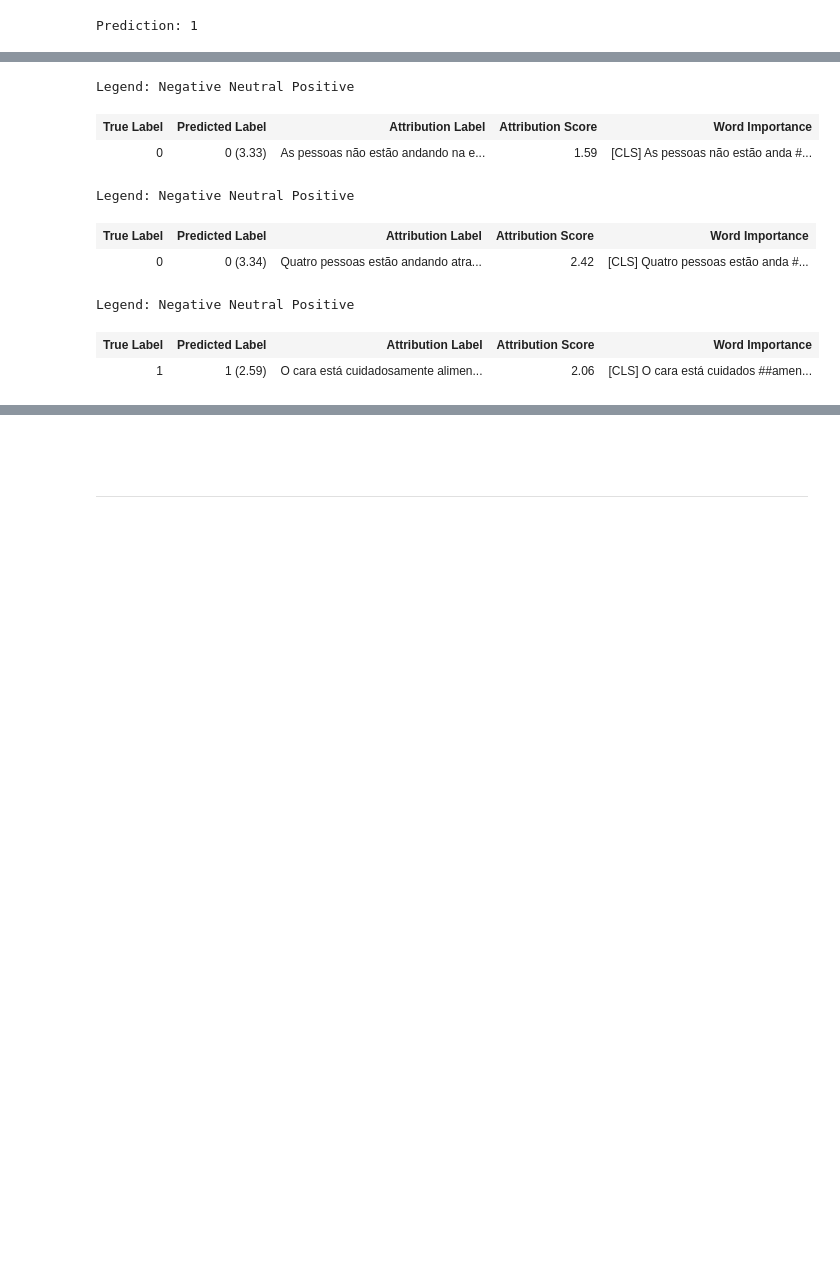
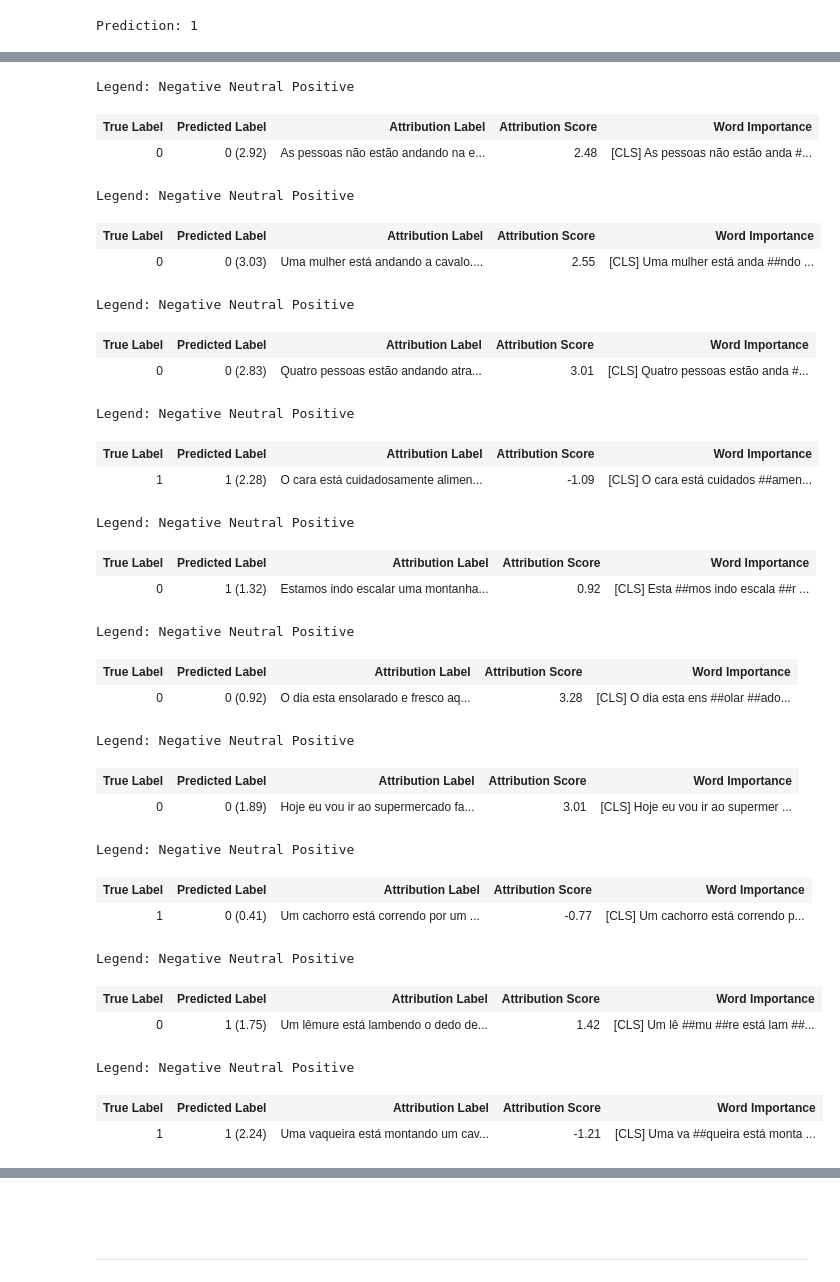
Before and after one commit to jmssouza/nlp_entailment, a Jupyter notebook: notebooks/captum_nlp.ipynb, the cells around one changed output, grey strips where cells are left out. Drawn from its saved outputs; the diff is of its cells as text; code cells hidden in the pictures; blank space fills up the shorter version.

```diff
--- a/notebooks/captum_nlp.ipynb
+++ b/notebooks/captum_nlp.ipynb
@@ -70,9 +70,9 @@ print(device)
 cuda:0
 # %%
 # Carregando o tokenizer e o modelo do BERT pré-treinado em português
-tokenizer = AutoTokenizer.from_pretrained('neuralmind/bert-base-portuguese-cased')
+tokenizer = AutoTokenizer.from_pretrained('neuralmind/bert-large-portuguese-cased')
 # carrega modelo
-model = AutoModelForSequenceClassification.from_pretrained('/content/drive/MyDrive/ICMC/Introducao-PLN/atividades/exercicio-03/project_embeddings/bertimbau-base-fine-tune')
+model = AutoModelForSequenceClassification.from_pretrained('/content/drive/MyDrive/ICMC/Introducao-PLN/atividades/exercicio-03/project_embeddings/bertimbau-large-fine-tune')
 model.to(device)
 model.eval()
 model.zero_grad()
@@ -83,5 +103,5 @@ device(type='cuda', index=0)
 # %%
 # text to inference
-text = ["'Uma garrafa está sendo lambida pelo gato [sep] O gato está lambendo um objeto'"]
+text = 'Uma garrafa está sendo lambida pelo gato. O gato está lambendo um objeto'
 # tokeniza dados
 inputs = tokenizer(text, truncation=True, padding='max_length', max_length=128, return_tensors='pt')
@@ -127,7 +167,7 @@ def construct_input_and_baseline(text):
     baseline_input_ids = [cls_token_id] + [baseline_token_id] * len(text_ids) + [sep_token_id]
     return torch.tensor([input_ids], device=device), torch.tensor([baseline_input_ids], device=device), token_list
 
-text = 'Uma garrafa está sendo lambida pelo gato [sep] O gato está lambendo um objeto'
+text = 'Uma garrafa está sendo lambida pelo gato. O gato está lambendo um objeto'
 input_ids, baseline_input_ids, all_tokens = construct_input_and_baseline(text)
 
 print(f'original text: {input_ids}')
@@ -221,19 +268,28 @@ def interpret_text(text, true_class):
 # %%
-text = "As pessoas não estão andando na estrada ao lado de uma bela cachoeira [sep] Uma cachoeira está fluindo em uma piscina rasa"
+text = "As pessoas não estão andando na estrada ao lado de uma bela cachoeira. Uma cachoeira está fluindo em uma piscina rasa"
 true_class = 0
 interpret_text(text, true_class)
 # %% [output]
 Legend: Negative Neutral Positive
 | True Label | Predicted Label | Attribution Label | Attribution Score | Word Importance |
-| 0 | 0 (3.33) | As pessoas não estão andando na e... | 1.59 | [CLS] As pessoas não estão anda #... |
+| 0 | 0 (2.92) | As pessoas não estão andando na e... | 2.48 | [CLS] As pessoas não estão anda #... |
+# %%
+# test id=8
+text = "Uma mulher está andando a cavalo. Não tem nenhuma mulher andando a cavalo"
+true_class = 0
+interpret_text(text, true_class)
+# %% [output]
+Legend: Negative Neutral Positive
+| True Label | Predicted Label | Attribution Label | Attribution Score | Word Importance |
+| 0 | 0 (3.03) | Uma mulher está andando a cavalo.... | 2.55 | [CLS] Uma mulher está anda ##ndo ... |
 # %%
-text = "Quatro pessoas estão andando através da neve espessa e o sol está se pondo [sep] Ninguém está atravessando a neve da linda paisagem nevada"
+text = "Quatro pessoas estão andando através da neve espessa e o sol está se pondo. Ninguém está atravessando a neve da linda paisagem nevada"
 true_class = 0
 interpret_text(text, true_class)
 # %% [output]
 Legend: Negative Neutral Positive
 | True Label | Predicted Label | Attribution Label | Attribution Score | Word Importance |
-| 0 | 0 (3.34) | Quatro pessoas estão andando atra... | 2.42 | [CLS] Quatro pessoas estão anda #... |
+| 0 | 0 (2.83) | Quatro pessoas estão andando atra... | 3.01 | [CLS] Quatro pessoas estão anda #... |
 # %%
 text = "O cara está cuidadosamente alimentando a cobra com um rato. Um cara está alimentando um rato para a cobra"
 true_class = 1
@@ -241,4 +297,55 @@ interpret_text(text, true_class)
 # %% [output]
 Legend: Negative Neutral Positive
 | True Label | Predicted Label | Attribution Label | Attribution Score | Word Importance |
-| 1 | 1 (2.59) | O cara está cuidadosamente alimen... | 2.06 | [CLS] O cara está cuidados ##amen... |
+| 1 | 1 (2.28) | O cara está cuidadosamente alimen... | -1.09 | [CLS] O cara está cuidados ##amen... |
+# %%
+text = "Estamos indo escalar uma montanha na europa. Vamos escalar uma montanha na america do sul"
+true_class = 0
+interpret_text(text, true_class)
+# %% [output]
+Legend: Negative Neutral Positive
+| True Label | Predicted Label | Attribution Label | Attribution Score | Word Importance |
+| 0 | 1 (1.32) | Estamos indo escalar uma montanha... | 0.92 | [CLS] Esta ##mos indo escala ##r ... |
+# %%
+text = "O dia esta ensolarado e fresco aqui em Sao Carlos. A noite esta nublada e fria aqui em Santa Catarina"
+true_class = 0
+interpret_text(text, true_class)
+# %% [output]
+Legend: Negative Neutral Positive
+| True Label | Predicted Label | Attribution Label | Attribution Score | Word Importance |
+| 0 | 0 (0.92) | O dia esta ensolarado e fresco aq... | 3.28 | [CLS] O dia esta ens ##olar ##ado... |
+# %%
+text = "Hoje eu vou ir ao supermercado fazer algumas compras. Semana passada eu fui ao shopping fazer algumas compras"
+true_class = 0
+interpret_text(text, true_class)
+# %% [output]
+Legend: Negative Neutral Positive
+| True Label | Predicted Label | Attribution Label | Attribution Score | Word Importance |
+| 0 | 0 (1.89) | Hoje eu vou ir ao supermercado fa... | 3.01 | [CLS] Hoje eu vou ir ao supermer ... |
+# %%
+# dataset de test
+text = "Um cachorro está correndo por um campo e está perseguindo uma bola. Um animal está indo em direção a um brinquedo"
+true_class = 1
+interpret_text(text, true_class)
+# %% [output]
+Legend: Negative Neutral Positive
+| True Label | Predicted Label | Attribution Label | Attribution Score | Word Importance |
+| 1 | 0 (0.41) | Um cachorro está correndo por um ... | -0.77 | [CLS] Um cachorro está correndo p... |
+# %%
+# dataset de test
+text = "Um lêmure está lambendo o dedo de uma pessoa. Um lêmure está mordendo o dedo de uma pessoa"
+true_class = 0
+interpret_text(text, true_class)
+# %% [output]
+Legend: Negative Neutral Positive
+| True Label | Predicted Label | Attribution Label | Attribution Score | Word Importance |
+| 0 | 1 (1.75) | Um lêmure está lambendo o dedo de... | 1.42 | [CLS] Um lê ##mu ##re está lam ##... |
+# %%
+# dataset de test id="91"
+text = "Uma vaqueira está montando um cavalo marrom e está dando a volta em um barril. Uma vaqueira está montando a cavalo"
+true_class = 1
+interpret_text(text, true_class)
+# %% [output]
+Legend: Negative Neutral Positive
+| True Label | Predicted Label | Attribution Label | Attribution Score | Word Importance |
+| 1 | 1 (2.24) | Uma vaqueira está montando um cav... | -1.21 | [CLS] Uma va ##queira está monta ... |
```
Also changed, not shown: parts of 17 cells of this notebook.
